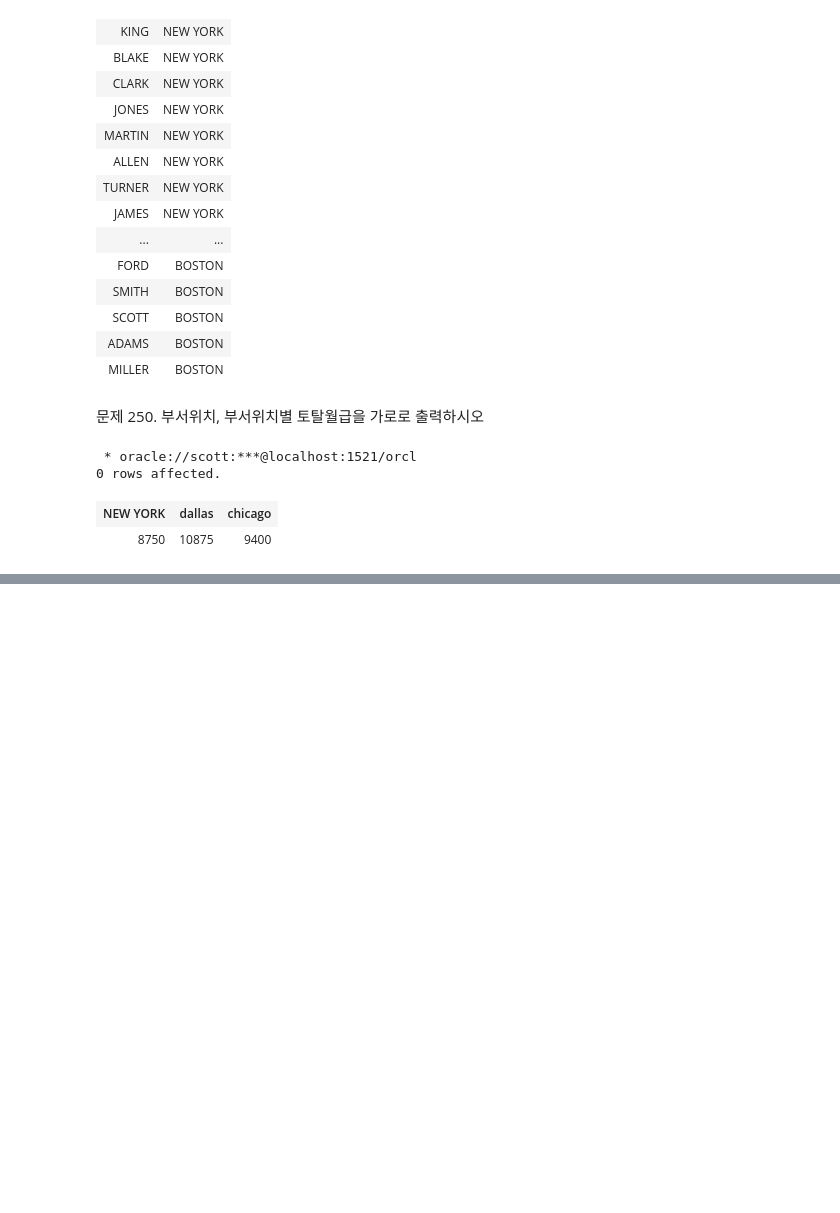
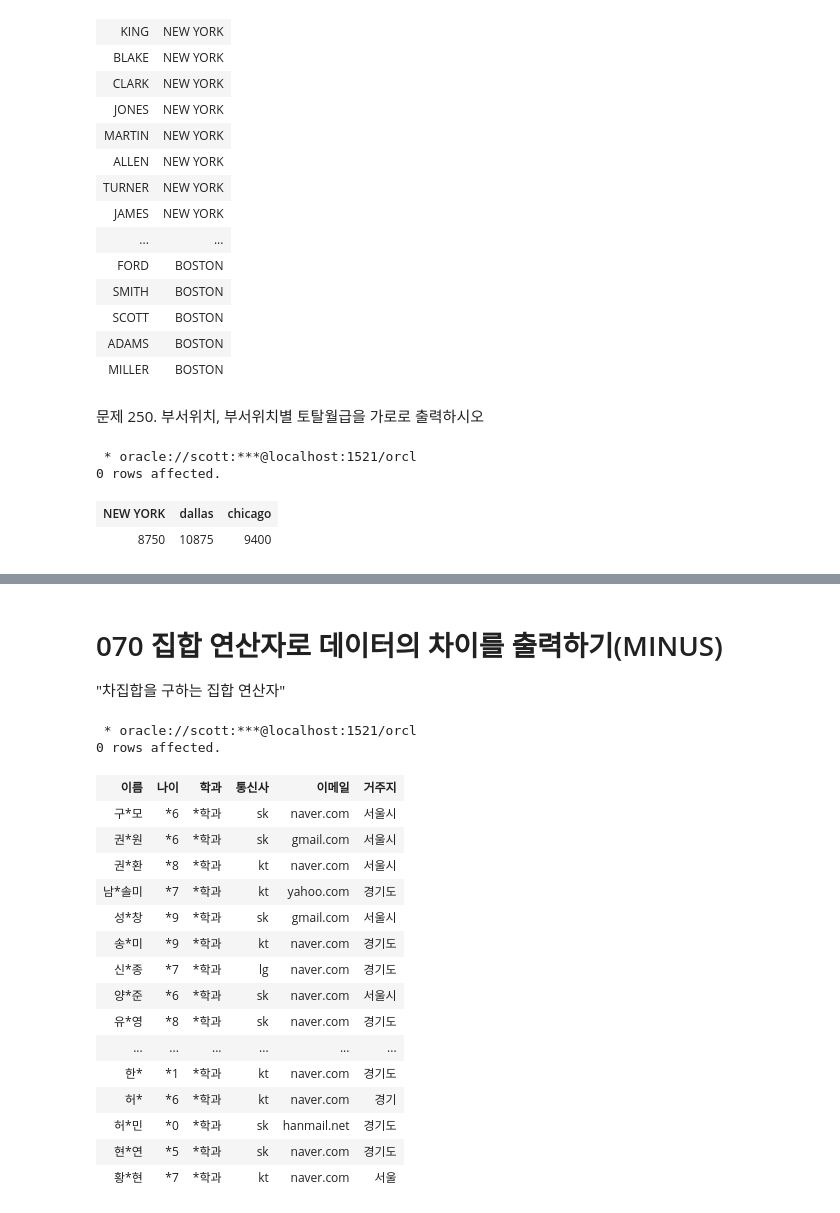
Before and after one commit to unknown-jun/Oracle_SQL, a Jupyter notebook: Part 3_11. 테이블 병합.ipynb, the cells around one changed output, grey strips where cells are left out. Cells and saved outputs as stored; diff of their text form; code cells hidden in the pictures; blank space fills up the shorter version.

```diff
--- a/Part 3_11. 테이블 병합.ipynb
+++ b/Part 3_11. 테이블 병합.ipynb
@@ -1208,0 +1706,48 @@ select sum(decode(d.loc, 'NEW YORK', e.sal)) as "NEW YORK",
+# %% [markdown]
+# 070 집합 연산자로 데이터의 차이를 출력하기(MINUS)
+"차집합을 구하는 집합 연산자"
+# %%
+%%sql
+
+select replace(ename, substr(ename, 2, 1), '*') as 이름,
+       '*'||substr(age,2, 1) as 나이,
+      replace(major,
+              substr(major,1, case when major like '%학과' then regexp_instr(major, '학과', 1)-1
+                                    when major like '%과' then regexp_instr(major, '과', 1)-1 end)
+                                                                                                              , '*') as 학과,
+      telecom as 통신사,
+      substr(email, instr(email, '@')+1) as 이메일,
+      substr(address, 1, 3) as 거주지
+    from emp12
+
+    minus
+
+select replace(ename, substr(ename, 2, 1), '*') as 이름,
+       '*'||substr(age,2, 1) as 나이,
+      replace(major,
+              substr(major,1, case when major like '%학과' then regexp_instr(major, '학과', 1)-1
+                                    when major like '%과' then regexp_instr(major, '과', 1)-1 end)
+                                                                                                              , '*') as 학과,
+      telecom as 통신사,
+      substr(email, instr(email, '@')+1) as 이메일,
+      substr(address, 1, 3) as 거주지
+    from emp12_backup2
+# %% [output]
+ * oracle://scott:***@localhost:1521/orcl
+0 rows affected.
+| 이름 | 나이 | 학과 | 통신사 | 이메일 | 거주지 |
+| 구*모 | *6 | *학과 | sk | naver.com | 서울시 |
+| 권*원 | *6 | *학과 | sk | gmail.com | 서울시 |
+| 권*환 | *8 | *학과 | kt | naver.com | 서울시 |
+| 남*솔미 | *7 | *학과 | kt | yahoo.com | 경기도 |
+| 성*창 | *9 | *학과 | sk | gmail.com | 서울시 |
+| 송*미 | *9 | *학과 | kt | naver.com | 경기도 |
+| 신*종 | *7 | *학과 | lg | naver.com | 경기도 |
+| 양*준 | *6 | *학과 | sk | naver.com | 서울시 |
+| 유*영 | *8 | *학과 | sk | naver.com | 경기도 |
+| ... | ... | ... | ... | ... | ... |
+| 한* | *1 | *학과 | kt | naver.com | 경기도 |
+| 허* | *6 | *학과 | kt | naver.com | 경기 |
+| 허*민 | *0 | *학과 | sk | hanmail.net | 경기도 |
+| 현*연 | *5 | *학과 | sk | naver.com | 경기도 |
+| 황*현 | *7 | *학과 | kt | naver.com | 서울 |
```
Also changed, not shown: parts of 52 cells of this notebook.
